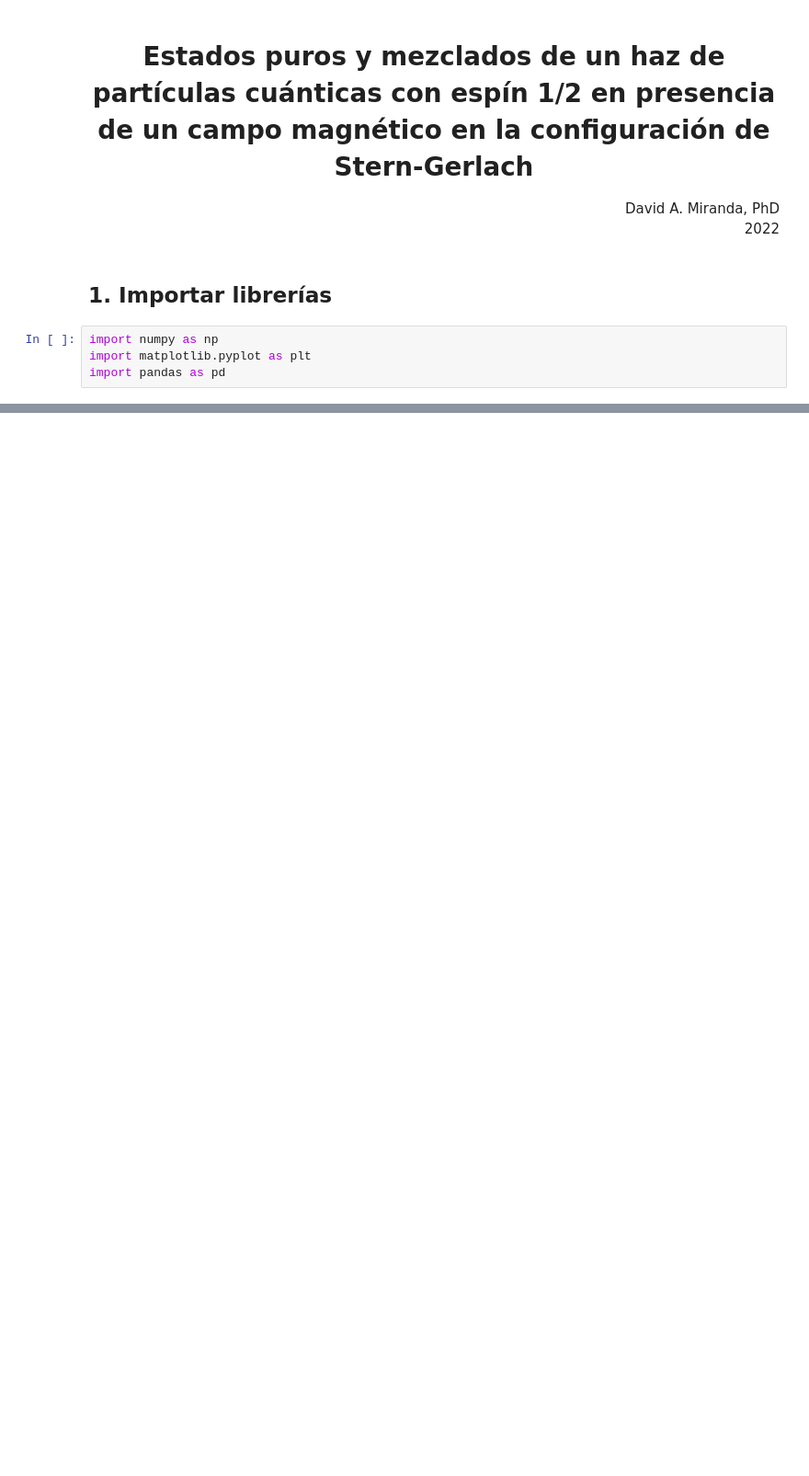
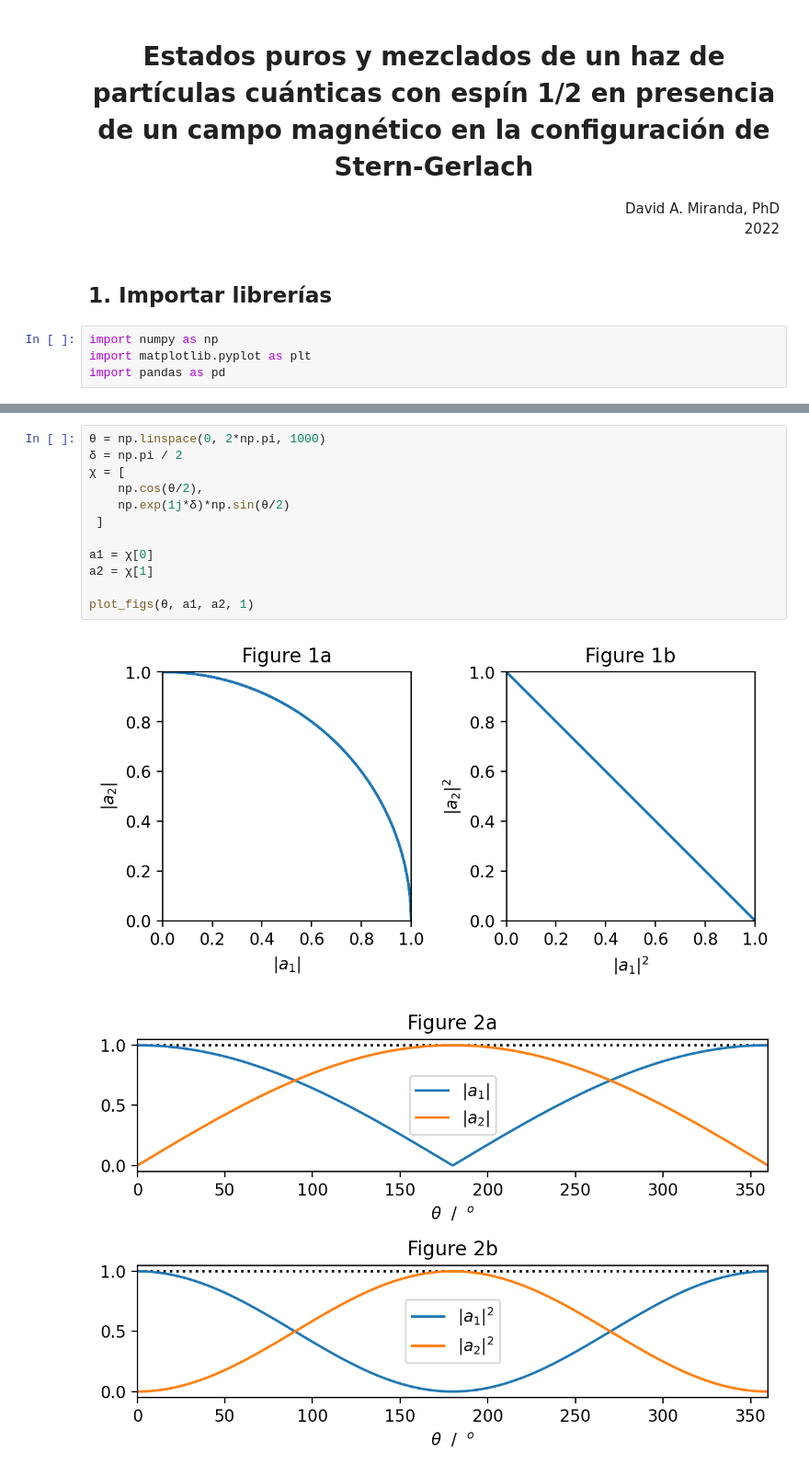
Before and after one commit to davidalejandromiranda/StatisticalPhysics, a Jupyter notebook: notebooks/es_SternGerlach_EstadosPurosYMezclados.ipynb, the cells around one changed output, grey strips where cells are left out. Shown at 92% size. Drawn from its saved outputs; the diff is of its cells as text; blank space fills up the shorter version.

```diff
--- a/notebooks/es_SternGerlach_EstadosPurosYMezclados.ipynb
+++ b/notebooks/es_SternGerlach_EstadosPurosYMezclados.ipynb
@@ -23,0 +133,15 @@ Sea un haz de partículas cuánticas con espín 1/2 que pasa a través de un cam
+# %%
+θ = np.linspace(0, 2*np.pi, 1000)
+δ = np.pi / 2
+χ = [
+    np.cos(θ/2),
+    np.exp(1j*δ)*np.sin(θ/2)
+ ]
+
+a1 = χ[0]
+a2 = χ[1]
+
+plot_figs(θ, a1, a2, 1)
+# %% [output]
+[figure, added]
+[figure, added]
```
Also changed, not shown: parts of 11 cells of this notebook.
